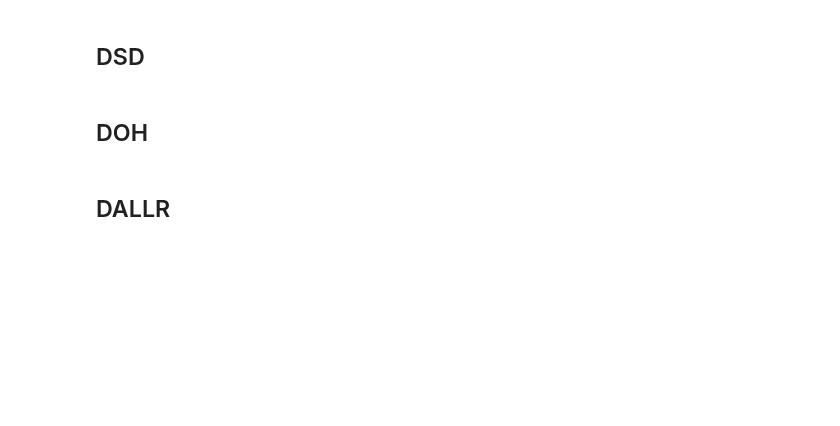
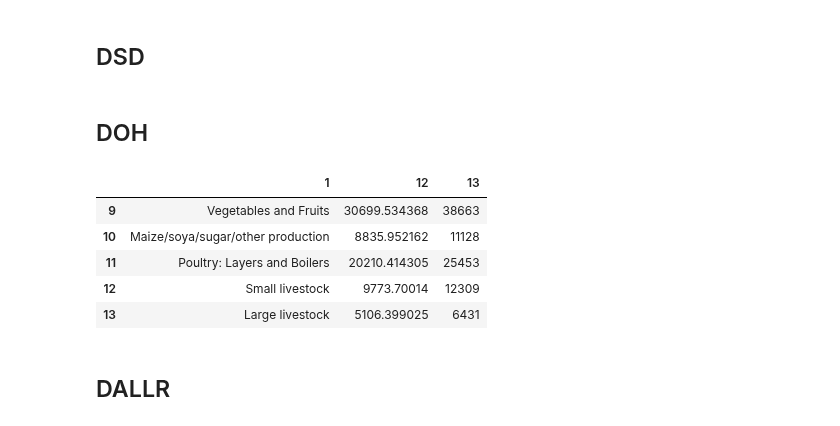
Before and after one commit to OpenUpSA/presidential-employment-stimulus, a Jupyter notebook: notebooks/p-e_to_json.ipynb, the cells around one changed output. Saved outputs shown, nothing was run; the diff lists cells and outputs as text; code cells hidden in the pictures; blank space fills up the shorter version.

```diff
--- a/notebooks/p-e_to_json.ipynb
+++ b/notebooks/p-e_to_json.ipynb
@@ -1145,6 +1145,45 @@ print(
 )
 
 # print(department.to_json(indent=2))
+# %%
+sheet_name = "DALLRD"
+department = Department(
+    month=202101,
+    name=department_name,
+    sheet_name=sheet_name,
+    lead="Expanding support to farmers and protecting food value chains",
+    paragraph="""The pandemic has illustrated the vulnerability of our food production and distribution systems. Although exempt from the strictest lockdown regulations, the sector faced severe challenges with disruptions to production and marketing experienced by many small-scale farmers. """,
+    sections=[],
+    target_lines=[8, 14],
+    achievement_lines=[9, 14],
+)
+
+pd.concat(
+    [
+        opportunity_achievements_df.iloc[
+            department.achievement_lines[0] : department.achievement_lines[1], 1
+        ],
+        opportunity_achievements_df.iloc[
+            department.achievement_lines[0] : department.achievement_lines[1], 12:14
+        ],
+    ],
+    axis=1,
+)
+
+# january_df = pd.read_excel(january_excel, sheet_name=department.sheet_name, header=None)
+
+# livelihoods_by_province = january_df.iloc[11:20, :6].set_index(0)
+# livelihoods_by_province.columns = [
+#     str(name).strip() for name in list(january_df.iloc[10, 1:6])
+# ]
+# livelihoods_by_province
+# %% [output]
+|  | 1 | 12 | 13 |
+| 9 | Vegetables and Fruits | 30699.534368 | 38663 |
+| 10 | Maize/soya/sugar/other production | 8835.952162 | 11128 |
+| 11 | Poultry: Layers and Boilers | 20210.414305 | 25453 |
+| 12 | Small livestock | 9773.70014 | 12309 |
+| 13 | Large livestock | 5106.399025 | 6431 |
 # %% [markdown]
 ## DALLR
 # %%
```
Also changed, not shown: parts of 2 cells of this notebook, 3 other files.
